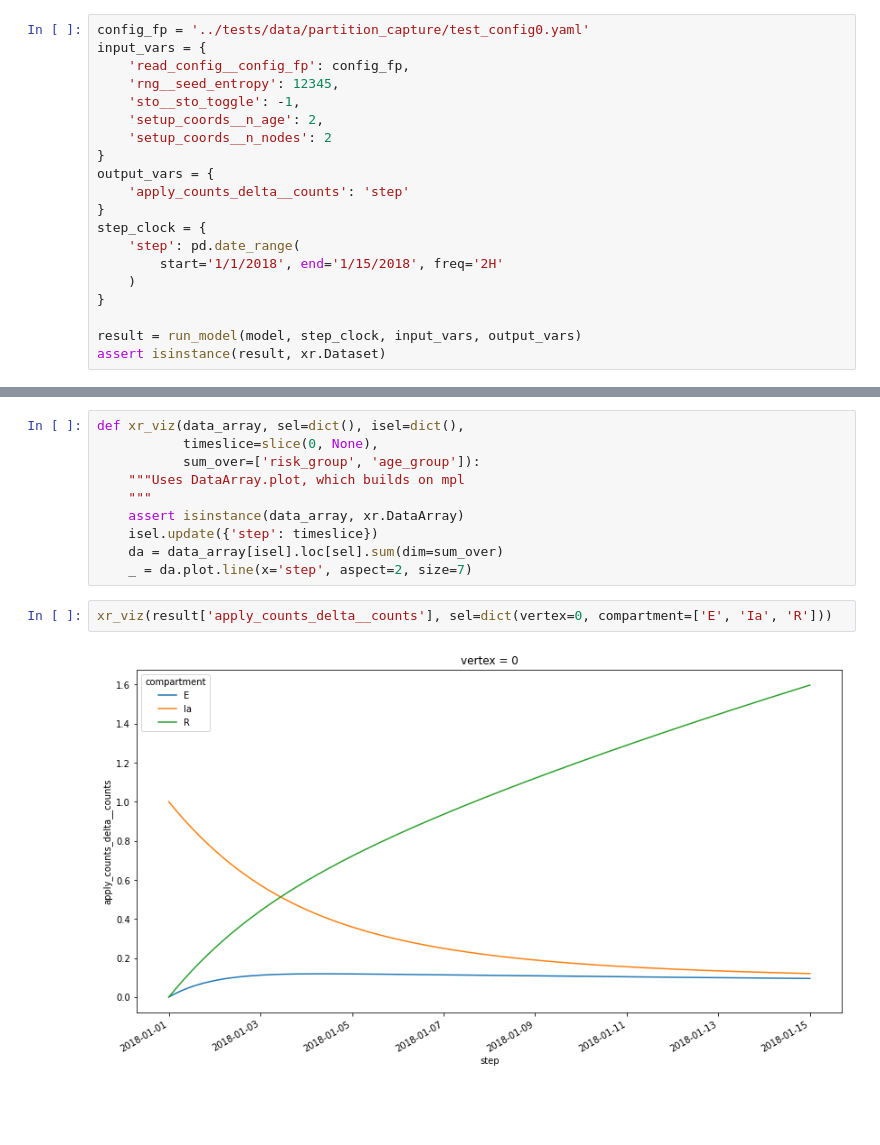
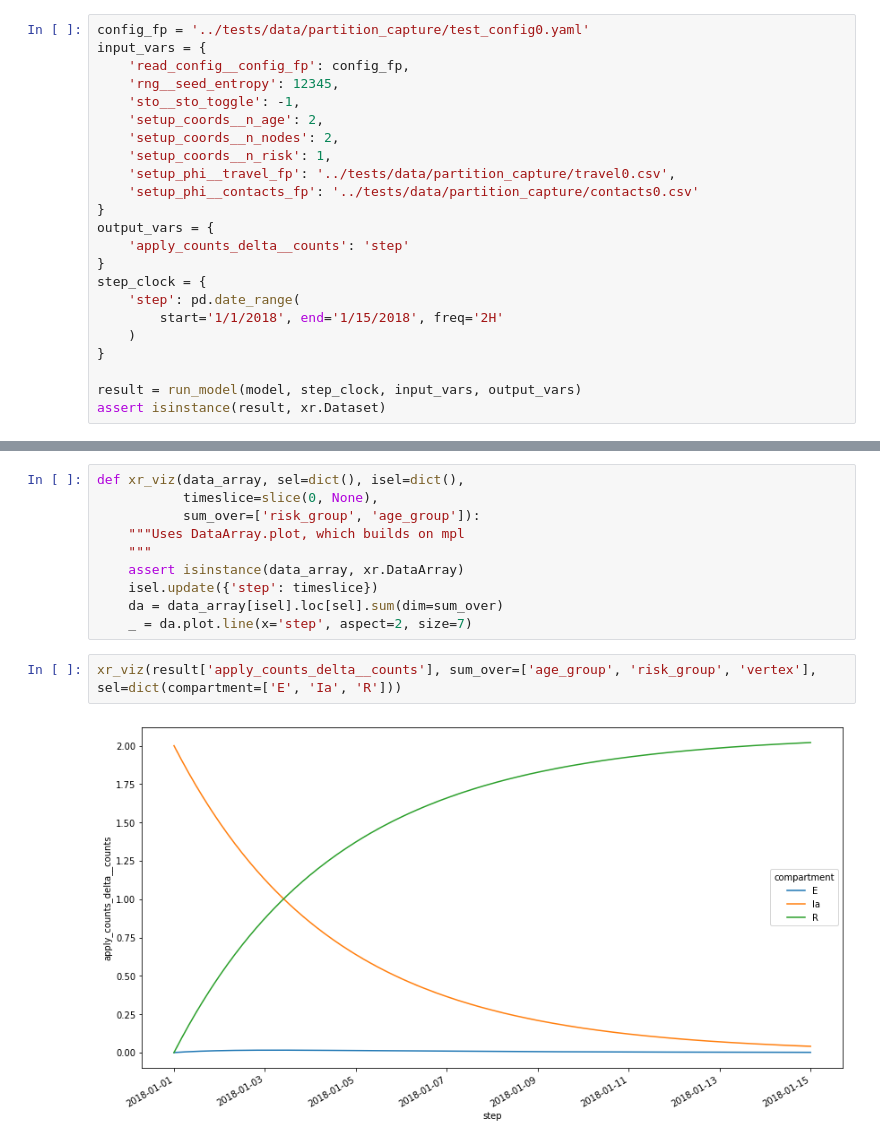
Before and after one commit to UT-Covid/episimlab, a Jupyter notebook: examples/20210203_test_kp_migration.ipynb, the cells around one changed output, grey strips where cells are left out. Saved outputs shown, nothing was run; the diff lists cells and outputs as text; blank space fills up the shorter version.

```diff
--- a/examples/20210203_test_kp_migration.ipynb
+++ b/examples/20210203_test_kp_migration.ipynb
@@ -36,7 +36,10 @@ input_vars = {
     'rng__seed_entropy': 12345,
     'sto__sto_toggle': -1,
     'setup_coords__n_age': 2,
-    'setup_coords__n_nodes': 2
+    'setup_coords__n_nodes': 2,
+    'setup_coords__n_risk': 1,
+    'setup_phi__travel_fp': '../tests/data/partition_capture/travel0.csv',
+    'setup_phi__contacts_fp': '../tests/data/partition_capture/contacts0.csv'
 }
 output_vars = {
     'apply_counts_delta__counts': 'step'
@@ -84,7 +90,7 @@ def xr_viz(data_array, sel=dict(), isel=dict(),
     da = data_array[isel].loc[sel].sum(dim=sum_over)
     _ = da.plot.line(x='step', aspect=2, size=7)
 # %%
-xr_viz(result['apply_counts_delta__counts'], sel=dict(vertex=0, compartment=['E', 'Ia', 'R']))
+xr_viz(result['apply_counts_delta__counts'], sum_over=['age_group', 'risk_group', 'vertex'], sel=dict(compartment=['E', 'Ia', 'R']))
 # %% [output]
-[figure, old version]
+[figure, new version]
 # %%
```
Also changed, not shown: parts of 2 cells of this notebook, 3 other files.
